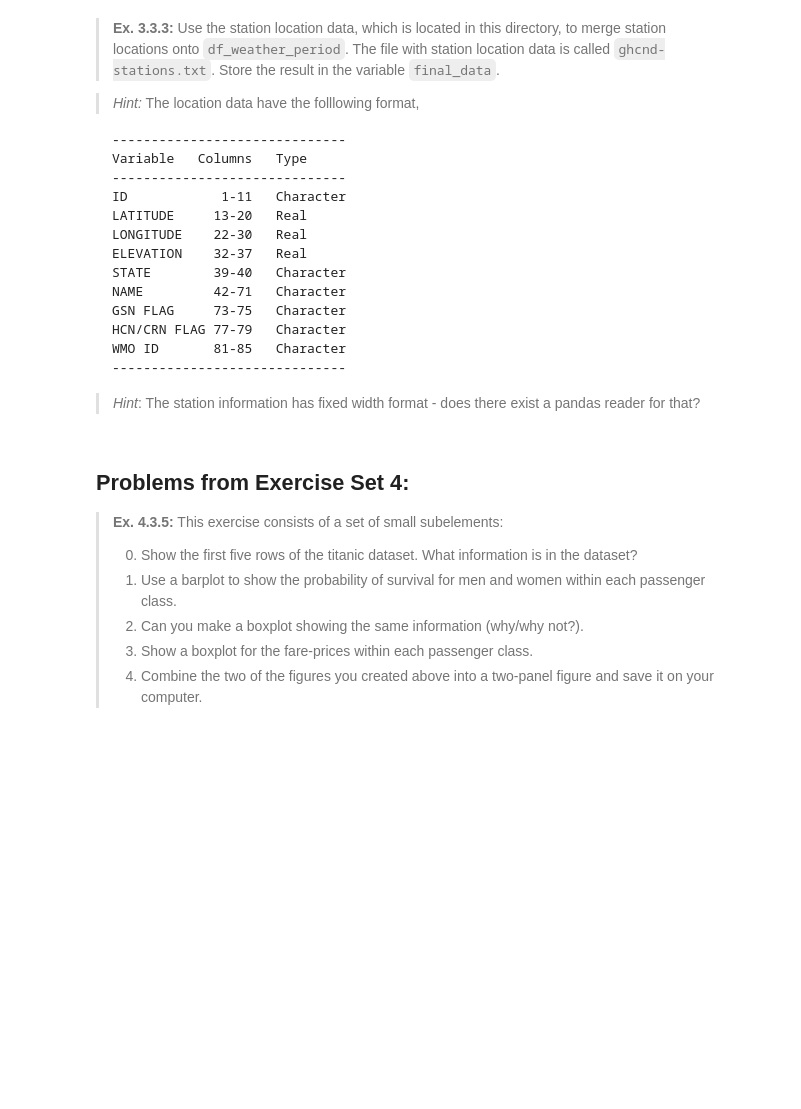
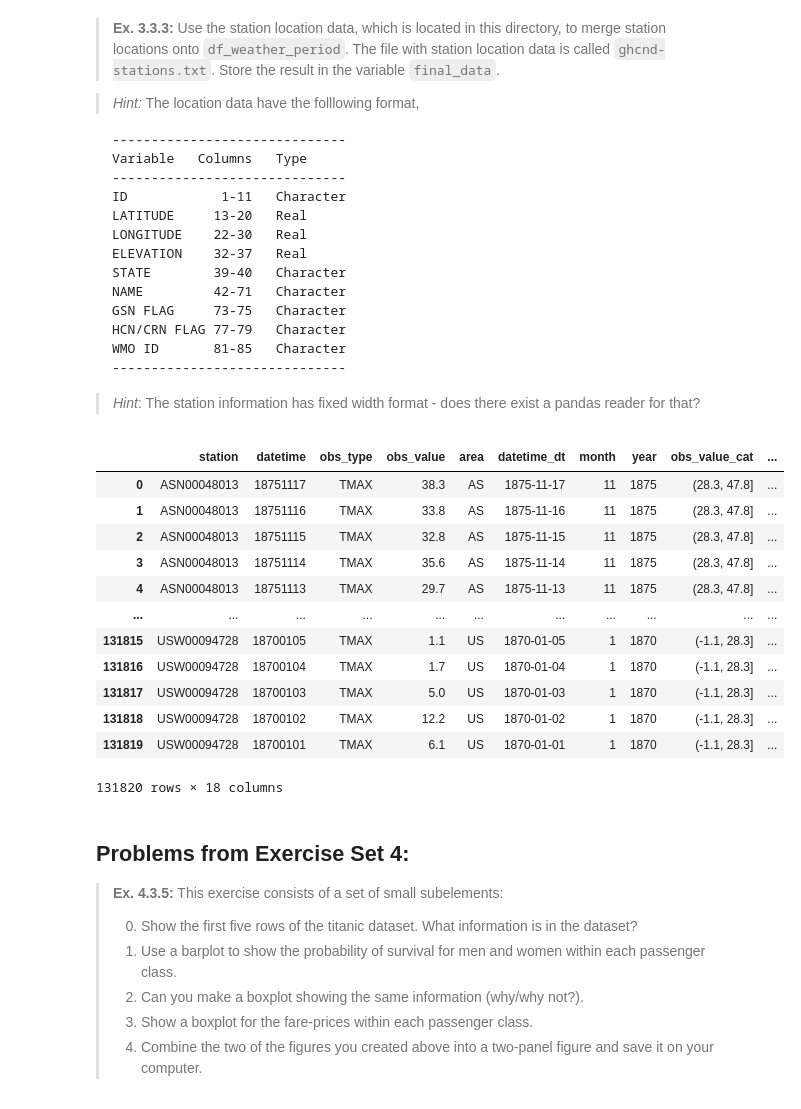
Before and after one commit to sjhpol/ISDS_arbejde, a Jupyter notebook: Assignments/assignment1/assignment_1.ipynb, the cells around one changed output. Saved outputs shown, nothing was run; the diff lists cells and outputs as text; code cells hidden in the pictures; blank space fills up the shorter version.

Commit message:
Assignment 1 completed

```diff
--- a/Assignments/assignment1/assignment_1.ipynb
+++ b/Assignments/assignment1/assignment_1.ipynb
@@ -190,3 +187,26 @@ raise NotImplementedError()
+# %%
+# YOUR CODE HERE
+df_loc = pd.read_fwf('ghcnd-stations.txt', header = None, infer_nrows= 100000)
+df_loc.rename(columns= {0:'station', 1: 'Latitude', 2: 'Longitude', 3: 'Elevation', 4: 'State', 5: 'Name', 6: 'GSN Flag', 7: 'HCN/CRN FLAG', 8: 'WMO ID'}, inplace = True)
+
+# Merge on all columns. Could have only chosen latitude, longtitude and elevation for geographical data,
+# but the assignment was not specified enough.
+final_data = pd.merge(df_weather_period, df_loc, on = 'station', how = 'left')
+final_data
+# %% [output]
+|  | station | datetime | obs_type | obs_value | area | datetime_dt | month | year | obs_value_cat | ... |
+| 0 | ASN00048013 | 18751117 | TMAX | 38.3 | AS | 1875-11-17 | 11 | 1875 | (28.3, 47.8] | ... |
+| 1 | ASN00048013 | 18751116 | TMAX | 33.8 | AS | 1875-11-16 | 11 | 1875 | (28.3, 47.8] | ... |
+| 2 | ASN00048013 | 18751115 | TMAX | 32.8 | AS | 1875-11-15 | 11 | 1875 | (28.3, 47.8] | ... |
+| 3 | ASN00048013 | 18751114 | TMAX | 35.6 | AS | 1875-11-14 | 11 | 1875 | (28.3, 47.8] | ... |
+| 4 | ASN00048013 | 18751113 | TMAX | 29.7 | AS | 1875-11-13 | 11 | 1875 | (28.3, 47.8] | ... |
+| ... | ... | ... | ... | ... | ... | ... | ... | ... | ... | ... |
+| 131815 | USW00094728 | 18700105 | TMAX | 1.1 | US | 1870-01-05 | 1 | 1870 | (-1.1, 28.3] | ... |
+| 131816 | USW00094728 | 18700104 | TMAX | 1.7 | US | 1870-01-04 | 1 | 1870 | (-1.1, 28.3] | ... |
+| 131817 | USW00094728 | 18700103 | TMAX | 5.0 | US | 1870-01-03 | 1 | 1870 | (-1.1, 28.3] | ... |
+| 131818 | USW00094728 | 18700102 | TMAX | 12.2 | US | 1870-01-02 | 1 | 1870 | (-1.1, 28.3] | ... |
+| 131819 | USW00094728 | 18700101 | TMAX | 6.1 | US | 1870-01-01 | 1 | 1870 | (-1.1, 28.3] | ... |
+131820 rows × 18 columns
 # %% [markdown]
 ## Problems from Exercise Set 4:
 
```
Also changed, not shown: parts of 14 cells of this notebook, 1 other file.
